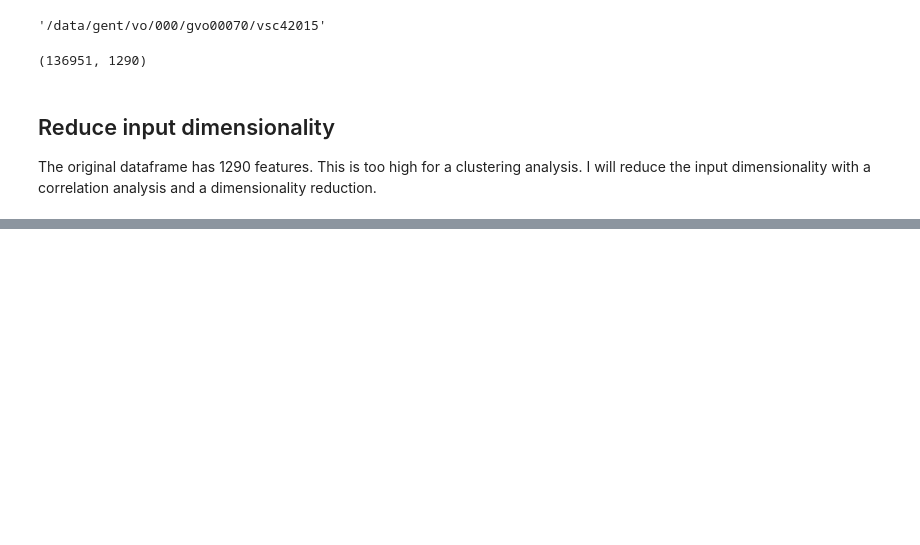
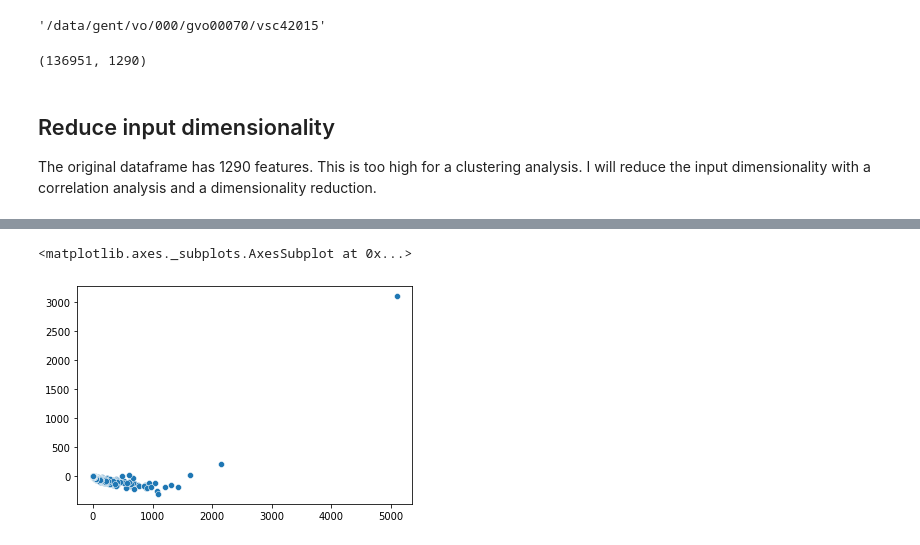
Before and after one commit to harel-coffee/SCIP-use-case-workflows-auto, a Jupyter notebook: notebooks/downstream_analysis/cd7_clustering.ipynb, the cells around one changed output, grey strips where cells are left out. Cells and saved outputs as stored; diff of their text form; code cells hidden in the pictures; blank space fills up the shorter version.

```diff
--- a/notebooks/downstream_analysis/cd7_clustering.ipynb
+++ b/notebooks/downstream_analysis/cd7_clustering.ipynb
@@ -24,0 +50,2 @@ corr = Correlation(0.8)
+# %%
+pca = PCA(n_components=2).fit_transform(scale(normalize(df[cols])))
@@ -24,0 +56,5 @@ corr = Correlation(0.8)
+# %%
+seaborn.scatterplot(x=pca[:, 0], y=pca[:, 1])
+# %% [output]
+<matplotlib.axes._subplots.AxesSubplot at 0x...>
+[figure, added]
```
Also changed, not shown: parts of 11 cells of this notebook.
